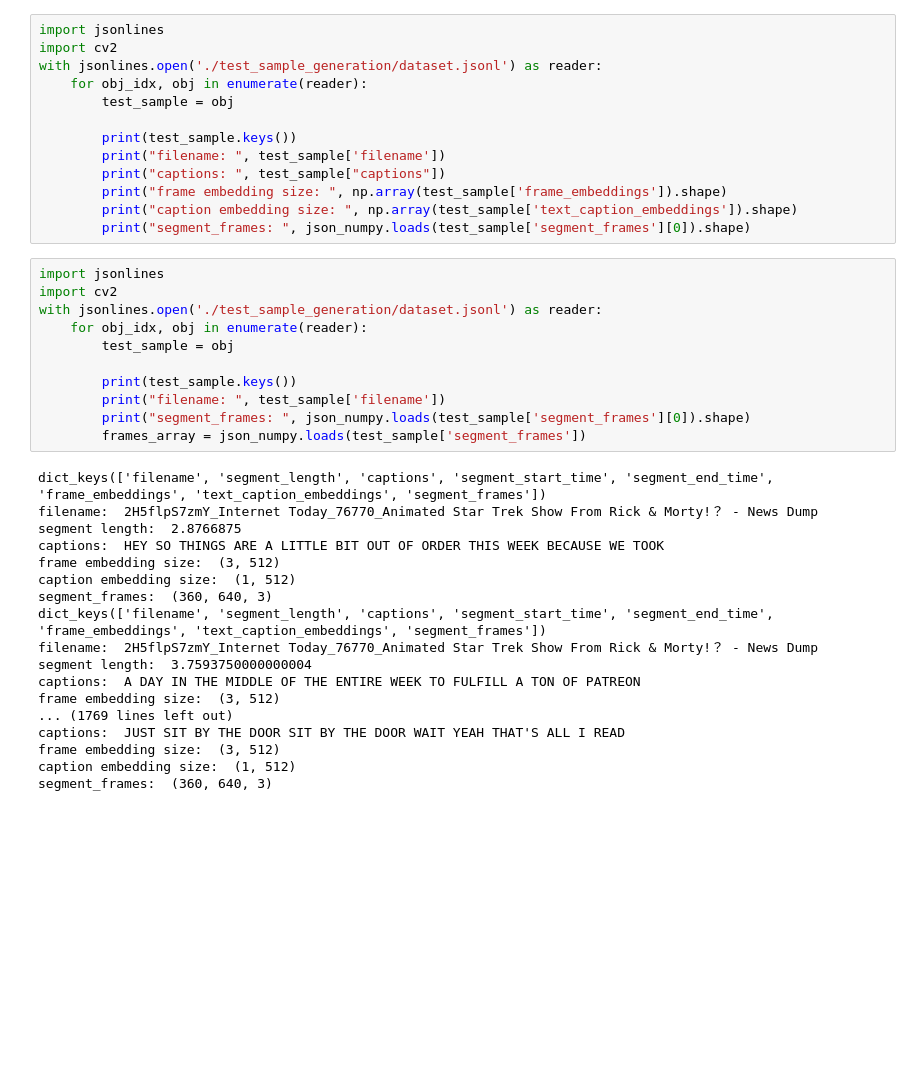
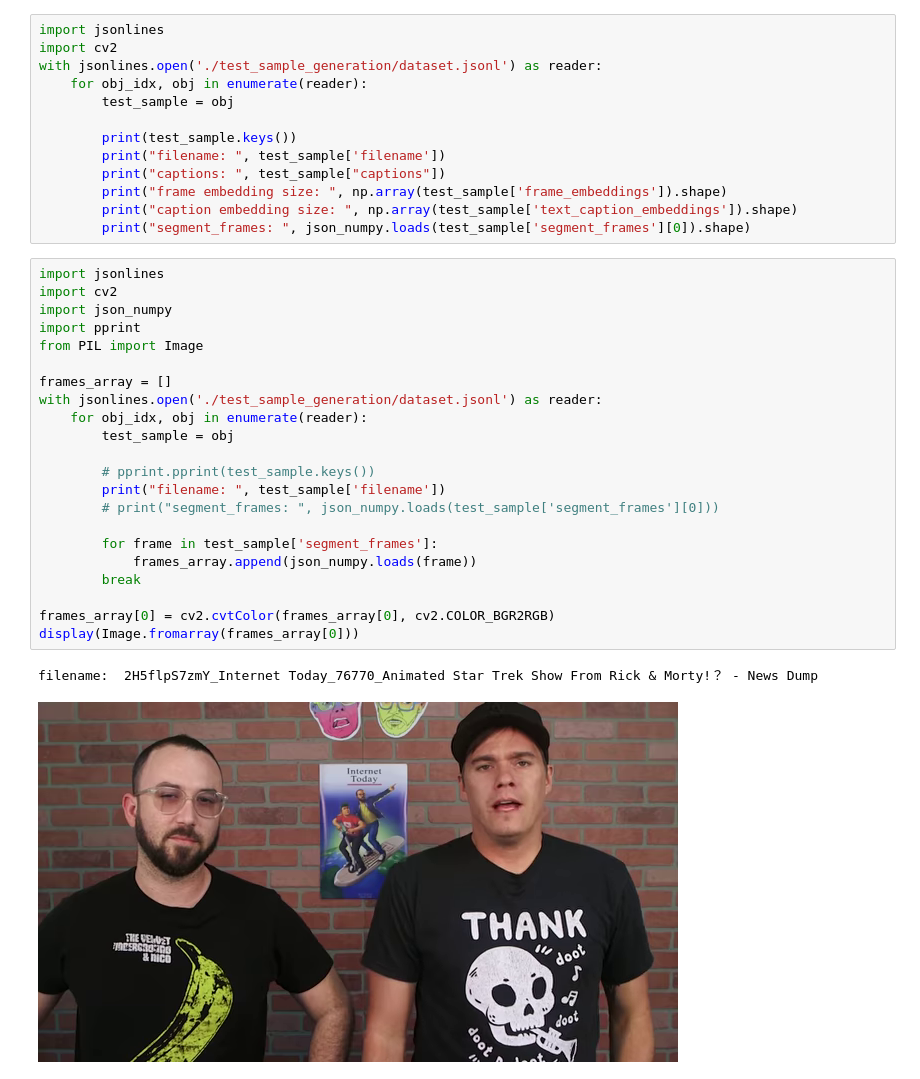
Before and after one commit to KastanDay/video-pretrained-transformer, a Jupyter notebook: data_preprocessing/Data_Preprocessing.ipynb, the cells around one changed output. Cells and saved outputs as stored; diff of their text form; blank space fills up the shorter version.

```diff
--- a/data_preprocessing/Data_Preprocessing.ipynb
+++ b/data_preprocessing/Data_Preprocessing.ipynb
@@ -280,29 +280,25 @@ with jsonlines.open('./test_sample_generation/dataset.jsonl') as reader:
 # %%
 import jsonlines
 import cv2
+import json_numpy
+import pprint
+from PIL import Image
+
+frames_array = []
 with jsonlines.open('./test_sample_generation/dataset.jsonl') as reader:
     for obj_idx, obj in enumerate(reader):
         test_sample = obj
 
-        print(test_sample.keys())
+        # pprint.pprint(test_sample.keys())
         print("filename: ", test_sample['filename'])
-        print("segment_frames: ", json_numpy.loads(test_sample['segment_frames'][0]).shape)
-        frames_array = json_numpy.loads(test_sample['segment_frames'])
+        # print("segment_frames: ", json_numpy.loads(test_sample['segment_frames'][0]))
+
+        for frame in test_sample['segment_frames']:
+            frames_array.append(json_numpy.loads(frame))
+        break
+
+frames_array[0] = cv2.cvtColor(frames_array[0], cv2.COLOR_BGR2RGB)
+display(Image.fromarray(frames_array[0]))
 # %% [output]
-dict_keys(['filename', 'segment_length', 'captions', 'segment_start_time', 'segment_end_time', 'frame_embeddings', 'text_caption_embeddings', 'segment_frames'])
 filename:  2H5flpS7zmY_Internet Today_76770_Animated Star Trek Show From Rick & Morty!？ - News Dump
-segment length:  2.8766875
-captions:  HEY SO THINGS ARE A LITTLE BIT OUT OF ORDER THIS WEEK BECAUSE WE TOOK
-frame embedding size:  (3, 512)
-caption embedding size:  (1, 512)
-segment_frames:  (360, 640, 3)
-dict_keys(['filename', 'segment_length', 'captions', 'segment_start_time', 'segment_end_time', 'frame_embeddings', 'text_caption_embeddings', 'segment_frames'])
-filename:  2H5flpS7zmY_Internet Today_76770_Animated Star Trek Show From Rick & Morty!？ - News Dump
-segment length:  3.7593750000000004
-captions:  A DAY IN THE MIDDLE OF THE ENTIRE WEEK TO FULFILL A TON OF PATREON
-frame embedding size:  (3, 512)
-... (1769 lines left out)
-captions:  JUST SIT BY THE DOOR SIT BY THE DOOR WAIT YEAH THAT'S ALL I READ
-frame embedding size:  (3, 512)
-caption embedding size:  (1, 512)
-segment_frames:  (360, 640, 3)
+[figure, added]
```
Also changed, not shown: parts of 1 cell of this notebook, 1 other file.
